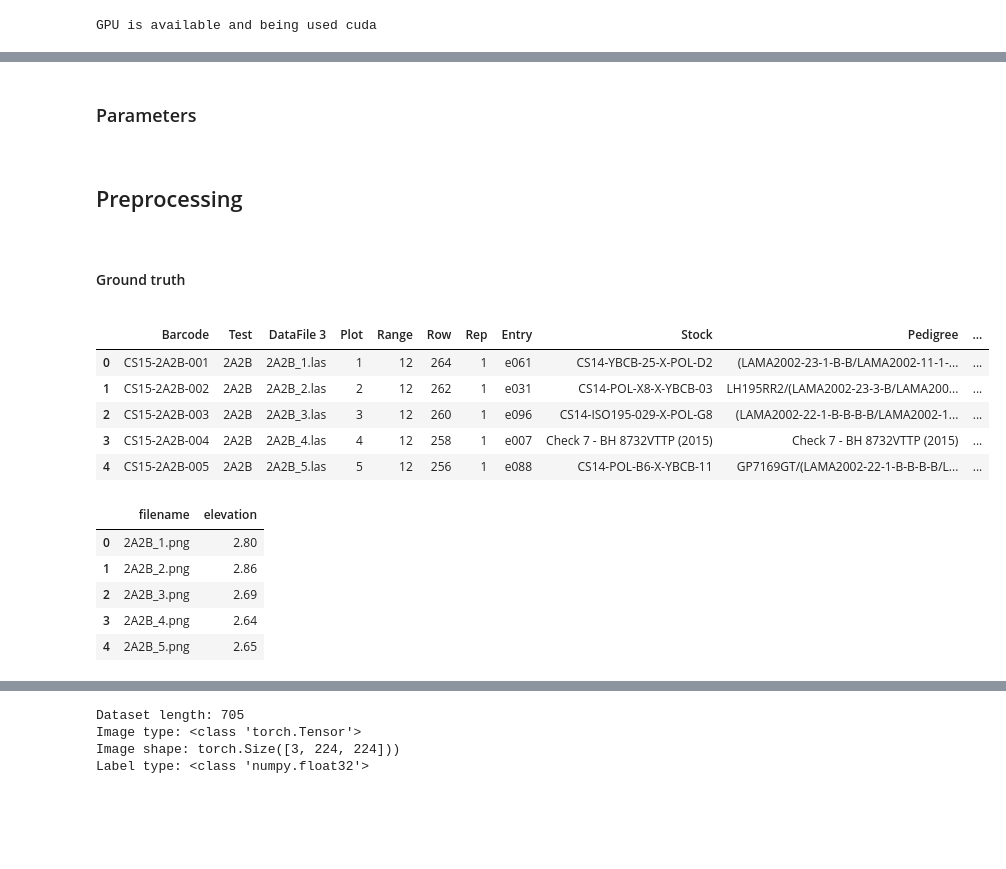
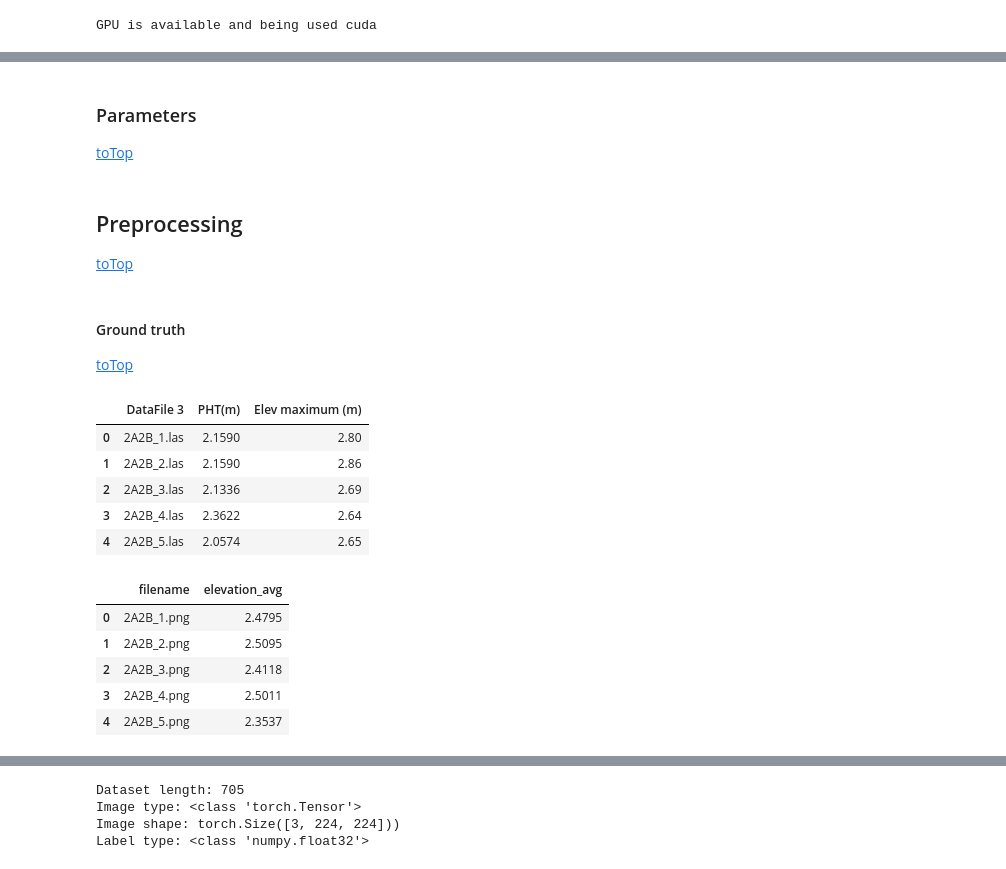
Before and after one commit to francescoperagine/UAV_ViT, a Jupyter notebook: main.ipynb, the cells around one changed output, grey strips where cells are left out. Drawn from its saved outputs; the diff is of its cells as text; code cells hidden in the pictures; blank space fills up the shorter version.

```diff
--- a/main.ipynb
+++ b/main.ipynb
@@ -90,6 +83,7 @@ CHECKPOINT_PATH = "./data/checkpoints/"
 # %% [markdown]
 ### Parameters
 <a name='parameters'></a>
+[toTop](#top)
 # %%
 # Parameters
 
@@ -125,38 +120,45 @@ ATTENTION_DROPOUT = 0
 # %% [markdown]
 ## Preprocessing
 <a name='preprocessing'></a>
+[toTop](#top)
 # %% [markdown]
 #### Ground truth
 <a name="ground_truth"></a>
+[toTop](#top)
 # %%
 # Loading the ground truth
 df = pd.read_excel(GROUND_TRUTH_PATH)
-
-# Elevation format conversion to float32
-df["elevation"] = df["Elev maximum (m)"].astype("float32")
-df.head()
+df[['DataFile 3', 'PHT(m)', 'Elev maximum (m)']].head()
 # %% [output]
-|  | Barcode | Test | DataFile 3 | Plot | Range | Row | Rep | Entry | Stock | Pedigree | ... |
-| 0 | CS15-2A2B-001 | 2A2B | 2A2B_1.las | 1 | 12 | 264 | 1 | e061 | CS14-YBCB-25-X-POL-D2 | (LAMA2002-23-1-B-B/LAMA2002-11-1-... | ... |
-| 1 | CS15-2A2B-002 | 2A2B | 2A2B_2.las | 2 | 12 | 262 | 1 | e031 | CS14-POL-X8-X-YBCB-03 | LH195RR2/(LAMA2002-23-3-B/LAMA200... | ... |
-| 2 | CS15-2A2B-003 | 2A2B | 2A2B_3.las | 3 | 12 | 260 | 1 | e096 | CS14-ISO195-029-X-POL-G8 | (LAMA2002-22-1-B-B-B-B/LAMA2002-1... | ... |
-| 3 | CS15-2A2B-004 | 2A2B | 2A2B_4.las | 4 | 12 | 258 | 1 | e007 | Check 7 - BH 8732VTTP (2015) | Check 7 - BH 8732VTTP (2015) | ... |
-| 4 | CS15-2A2B-005 | 2A2B | 2A2B_5.las | 5 | 12 | 256 | 1 | e088 | CS14-POL-B6-X-YBCB-11 | GP7169GT/(LAMA2002-22-1-B-B-B-B/L... | ... |
+|  | DataFile 3 | PHT(m) | Elev maximum (m) |
+| 0 | 2A2B_1.las | 2.1590 | 2.80 |
+| 1 | 2A2B_2.las | 2.1590 | 2.86 |
+| 2 | 2A2B_3.las | 2.1336 | 2.69 |
+| 3 | 2A2B_4.las | 2.3622 | 2.64 |
+| 4 | 2A2B_5.las | 2.0574 | 2.65 |
 # %%
 # Ground Truth Preprocessing
 
 def renaming(filename):
     return filename[:-4] + ".png"
 
+def elev_avg(row):
+    return (row['PHT(m)'] + row["Elev maximum (m)"]) / 2
+
+# Apply renaming and averaging
 df["filename"] = df["DataFile 3"].apply(renaming)
-df[['filename', 'elevation']].head()
+df["elevation_avg"] = (df.apply(elev_avg, axis=1))
+
+# Elevation format conversion to float32
+df["elevation_avg"] = df["elevation_avg"].astype(np.float32)
+df[['filename', 'elevation_avg']].head()
 # %% [output]
-|  | filename | elevation |
-| 0 | 2A2B_1.png | 2.80 |
-| 1 | 2A2B_2.png | 2.86 |
-| 2 | 2A2B_3.png | 2.69 |
-| 3 | 2A2B_4.png | 2.64 |
-| 4 | 2A2B_5.png | 2.65 |
+|  | filename | elevation_avg |
+| 0 | 2A2B_1.png | 2.4795 |
+| 1 | 2A2B_2.png | 2.5095 |
+| 2 | 2A2B_3.png | 2.4118 |
+| 3 | 2A2B_4.png | 2.5011 |
+| 4 | 2A2B_5.png | 2.3537 |
 # %%
 # Targets normalization
 
```
Also changed, not shown: parts of 24 cells of this notebook, 4 other files.
